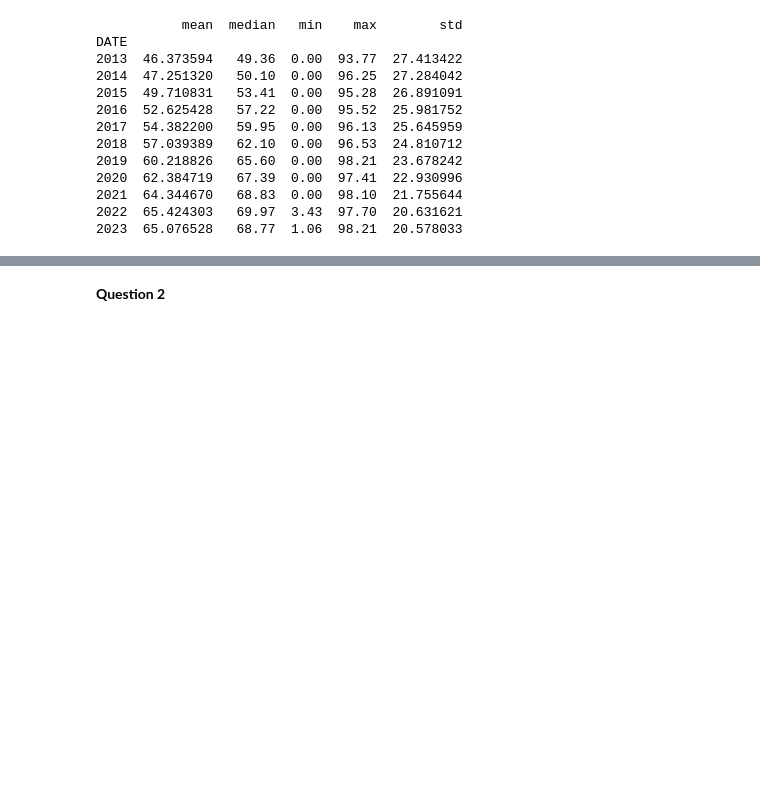
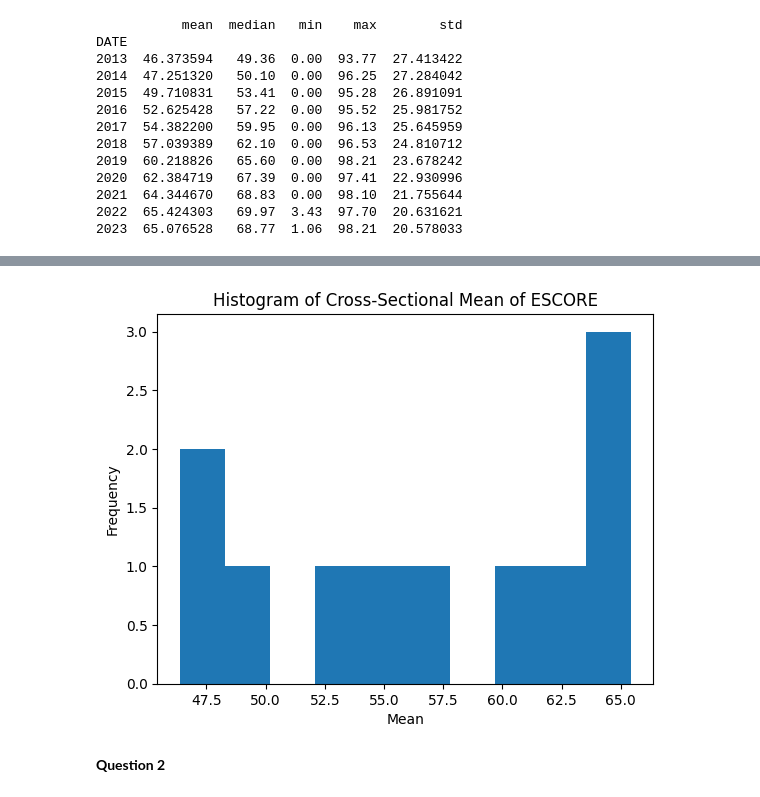
Before and after one commit to gr-oll/susFin, a Jupyter notebook: Finance_HW_2_Simon.ipynb, the cells around one changed output, grey strips where cells are left out. Drawn from its saved outputs; the diff is of its cells as text; code cells hidden in the pictures; blank space fills up the shorter version.

```diff
--- a/Finance_HW_2_Simon.ipynb
+++ b/Finance_HW_2_Simon.ipynb
@@ -216,2 +237,16 @@ plt.show()
+# %%
+import matplotlib.pyplot as plt
+
+# Select the column you want to plot (e.g., 'mean')
+column_to_plot = 'mean'  # Change to 'median', 'min', 'max', or 'std' if needed
+
+# Create the histogram
+plt.hist(cross_sectional_stats[column_to_plot], bins=10)  # Adjust 'bins' as needed
+plt.title(f'Histogram of Cross-Sectional {column_to_plot.capitalize()} of ESCORE')
+plt.xlabel(column_to_plot.capitalize())
+plt.ylabel('Frequency')
+plt.show()
+# %% [output]
+[figure, added]
 # %% [markdown]
 **Question 2**
```
Also changed, not shown: parts of 14 cells of this notebook.
